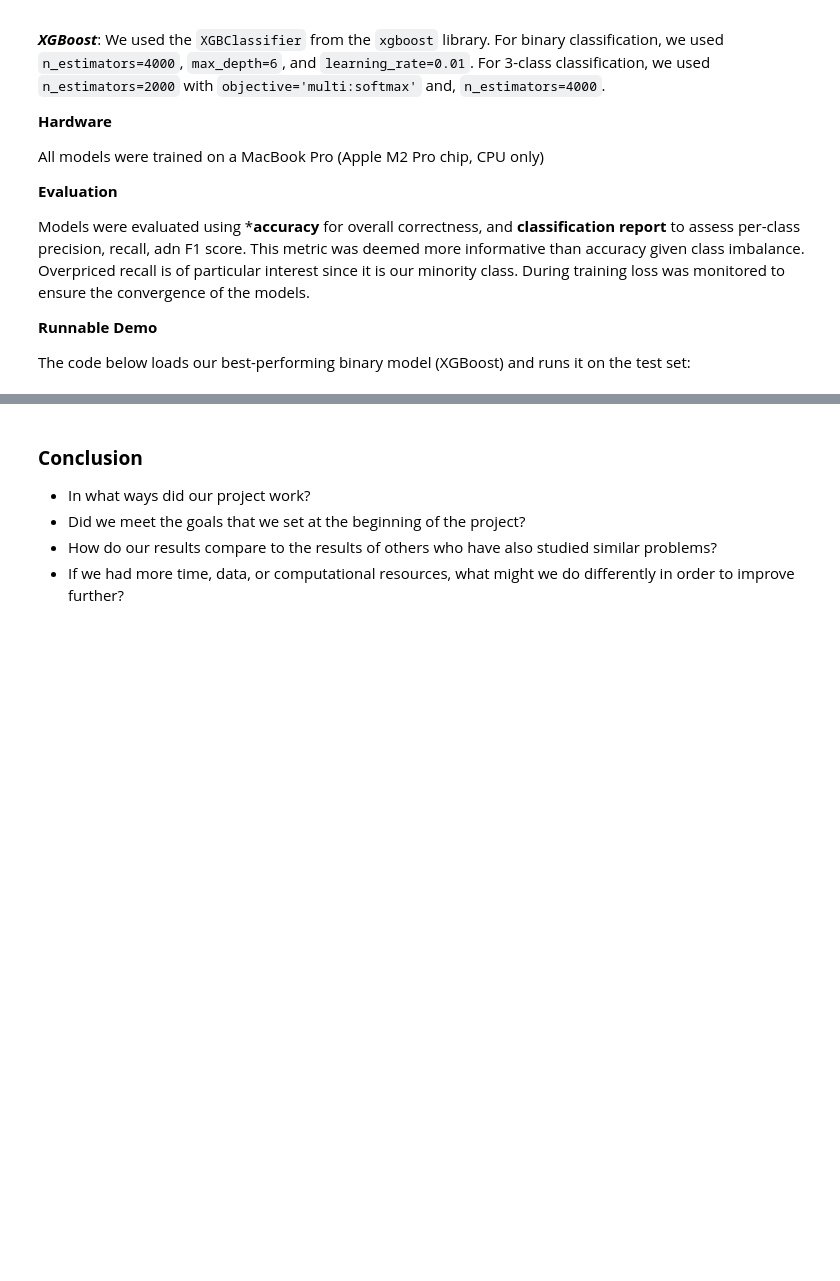
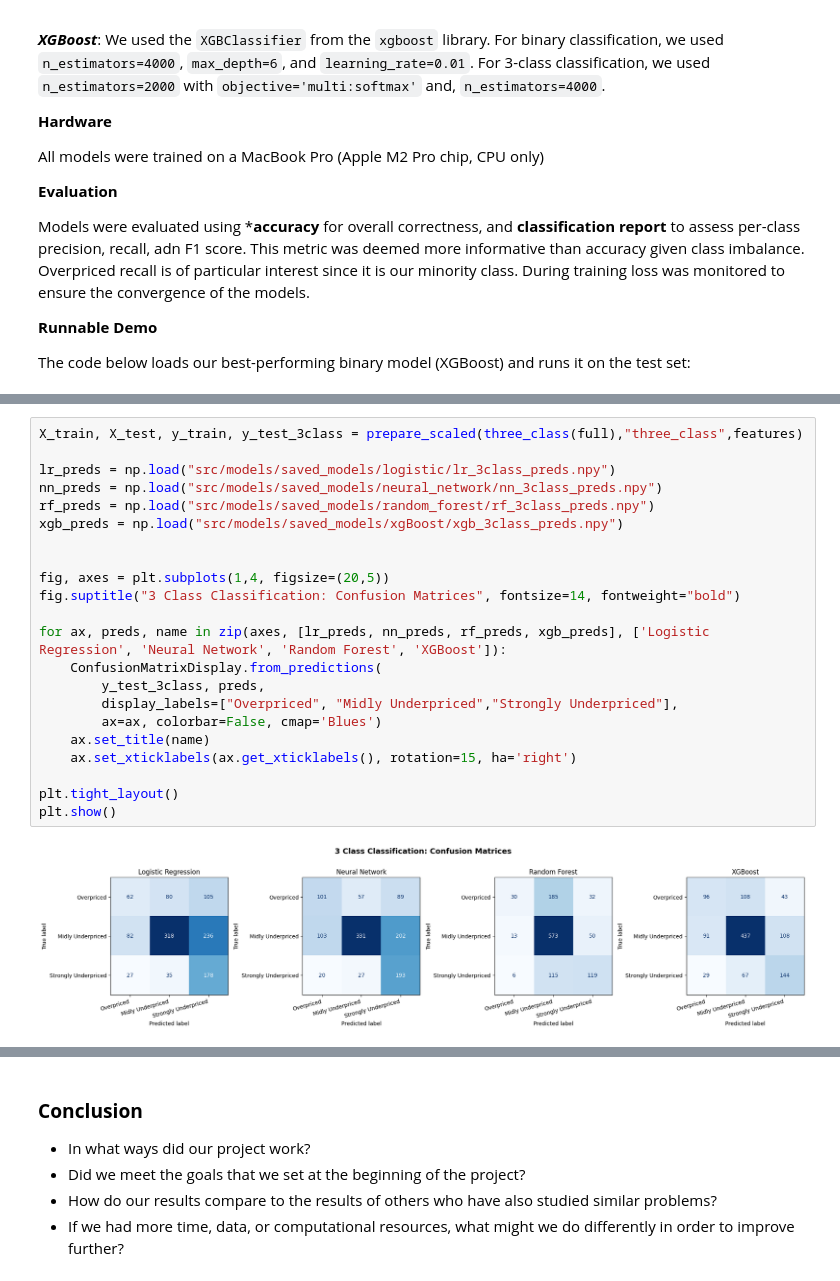
Before and after one commit to A-Kester/ipologists, a Jupyter notebook: report.ipynb, the cells around one changed output, grey strips where cells are left out. Saved outputs shown, nothing was run; the diff lists cells and outputs as text; blank space fills up the shorter version.

```diff
--- a/report.ipynb
+++ b/report.ipynb
@@ -263,0 +331,24 @@ Example of
+# %%
+X_train, X_test, y_train, y_test_3class = prepare_scaled(three_class(full),"three_class",features)
+
+lr_preds = np.load("src/models/saved_models/logistic/lr_3class_preds.npy")
+nn_preds = np.load("src/models/saved_models/neural_network/nn_3class_preds.npy")
+rf_preds = np.load("src/models/saved_models/random_forest/rf_3class_preds.npy")
+xgb_preds = np.load("src/models/saved_models/xgBoost/xgb_3class_preds.npy")
+
+
+fig, axes = plt.subplots(1,4, figsize=(20,5))
+fig.suptitle("3 Class Classification: Confusion Matrices", fontsize=14, fontweight="bold")
+
+for ax, preds, name in zip(axes, [lr_preds, nn_preds, rf_preds, xgb_preds], ['Logistic Regression', 'Neural Network', 'Random Forest', 'XGBoost']):
+    ConfusionMatrixDisplay.from_predictions(
+        y_test_3class, preds,
+        display_labels=["Overpriced", "Midly Underpriced","Strongly Underpriced"],
+        ax=ax, colorbar=False, cmap='Blues')
+    ax.set_title(name)
+    ax.set_xticklabels(ax.get_xticklabels(), rotation=15, ha='right')
+
+plt.tight_layout()
+plt.show()
+# %% [output]
+[figure, added]
```
Also changed, not shown: parts of 20 cells of this notebook, 20 other files.
